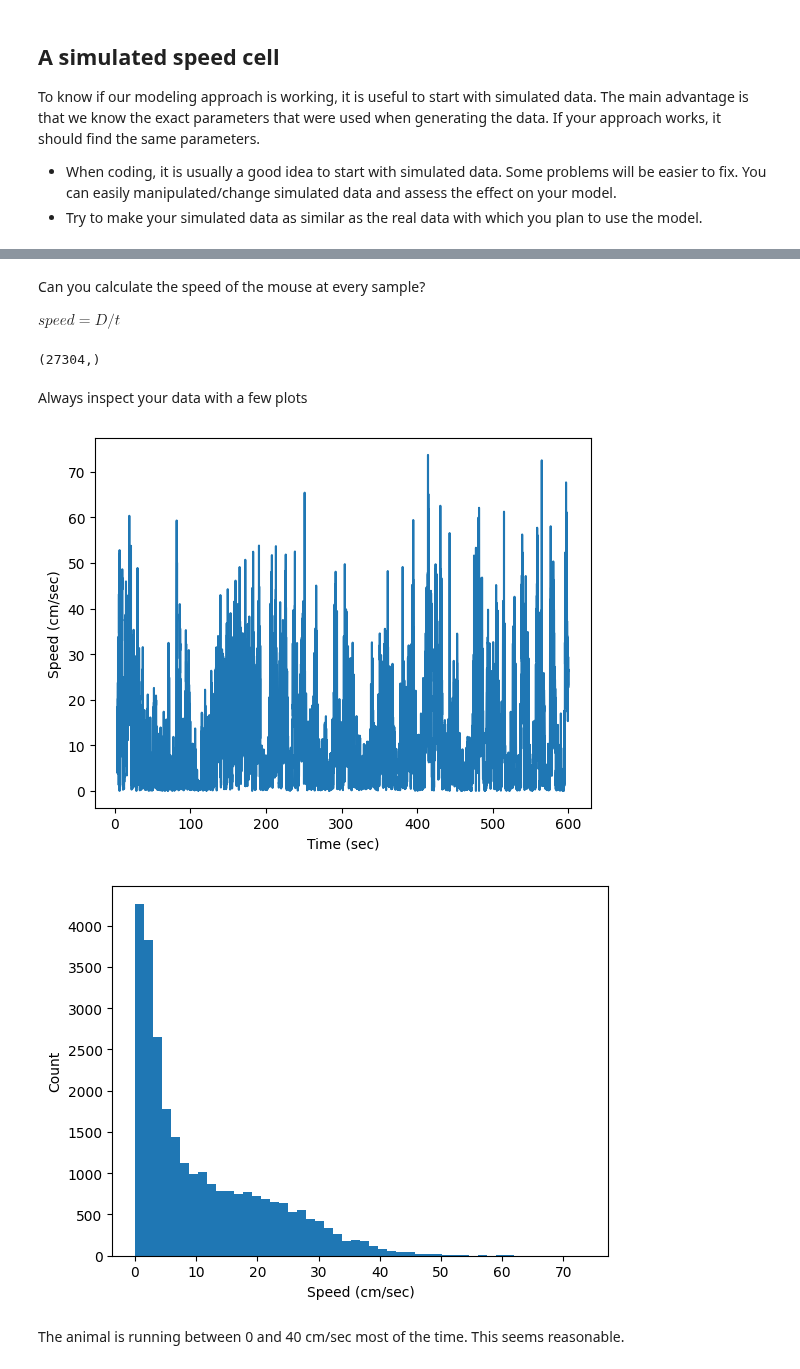
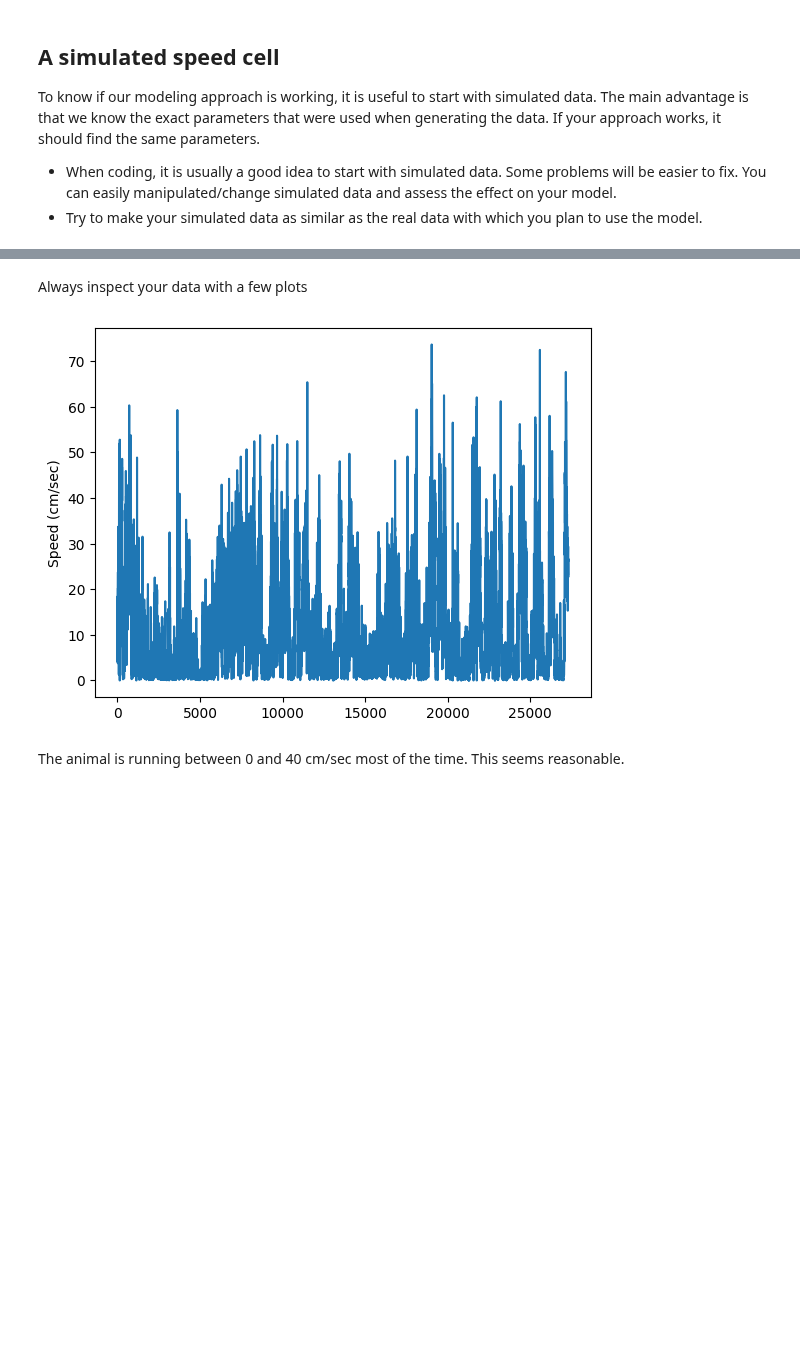
Before and after one commit to kevin-allen/dataScienceNeuro, a Jupyter notebook: notebooks/02_machine_learning.ipynb, the cells around one changed output, grey strips where cells are left out. Drawn from its saved outputs; the diff is of its cells as text; code cells hidden in the pictures; blank space fills up the shorter version.

```diff
--- a/notebooks/02_machine_learning.ipynb
+++ b/notebooks/02_machine_learning.ipynb
@@ -306,9 +380,10 @@ The duration of the recording is 10 minutes.
 # %%
 import numpy as np
 import matplotlib.pyplot as plt
+# %%
+fn = "../data/animal_speed.npy"
 # %%
-fn="../data/animal_path.npy"
-path = np.load(fn)
+speed = np.load(fn)
 # get some information about the data just loaded
-print(type(path), path.ndim, path.shape)
+print(type(speed), speed.ndim, speed.shape)
 # %% [output]
@@ -365,31 +391,11 @@ D = np.sqrt(xd**2 + yd**2)
-# %% [markdown]
-Can you calculate the speed of the mouse at every sample?
-
-$speed = D/t$
-# %%
-speed = D/td
-# %%
-# we can remove the np.nan values for our simulation
-valid_indices = ~np.isnan(speed)
-speed = speed[valid_indices]
-time = time[valid_indices]
-print(time.shape)
-# %% [output]
-(27304,)
 # %% [markdown]
 Always inspect your data with a few plots
 # %%
-plt.plot(time,speed)
-plt.xlabel("Time (sec)")
+plt.plot(speed)
 plt.ylabel("Speed (cm/sec)")
 plt.show()
-plt.hist(speed,bins=50)
-plt.xlabel("Speed (cm/sec)")
-plt.ylabel("Count")
-plt.show()
 # %% [output]
-[figure, old version]
+[figure, new version]
-[figure, removed]
 # %% [markdown]
 The animal is running between 0 and 40 cm/sec most of the time. This seems reasonable.
 # %% [markdown]
```
Also changed, not shown: parts of 47 cells of this notebook, 2 other files.
